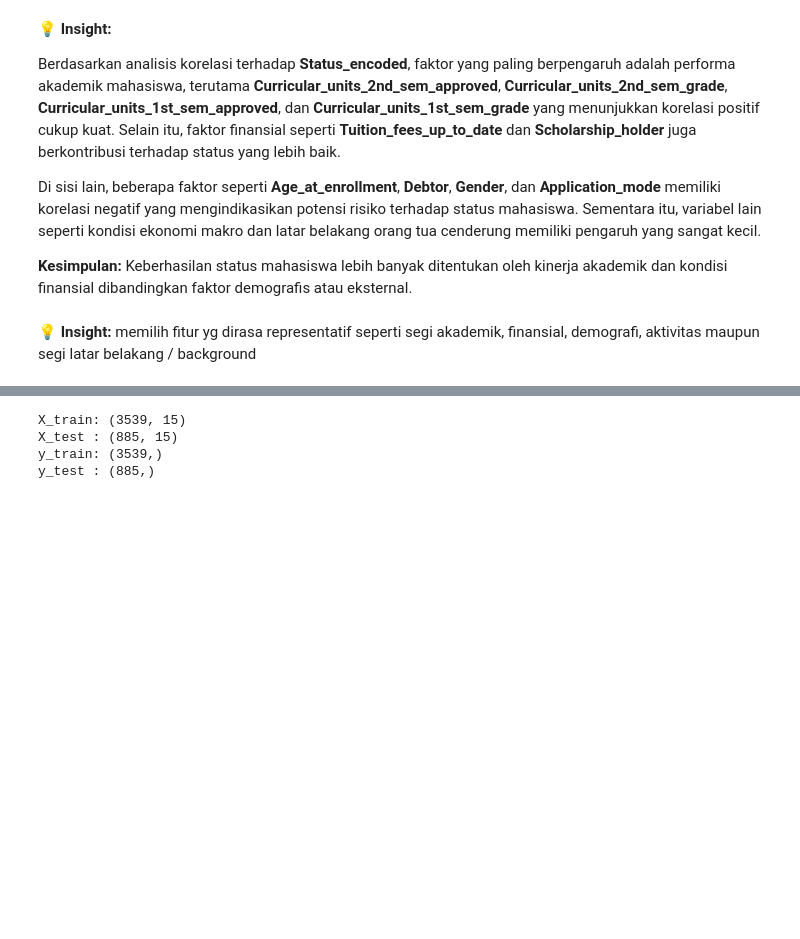
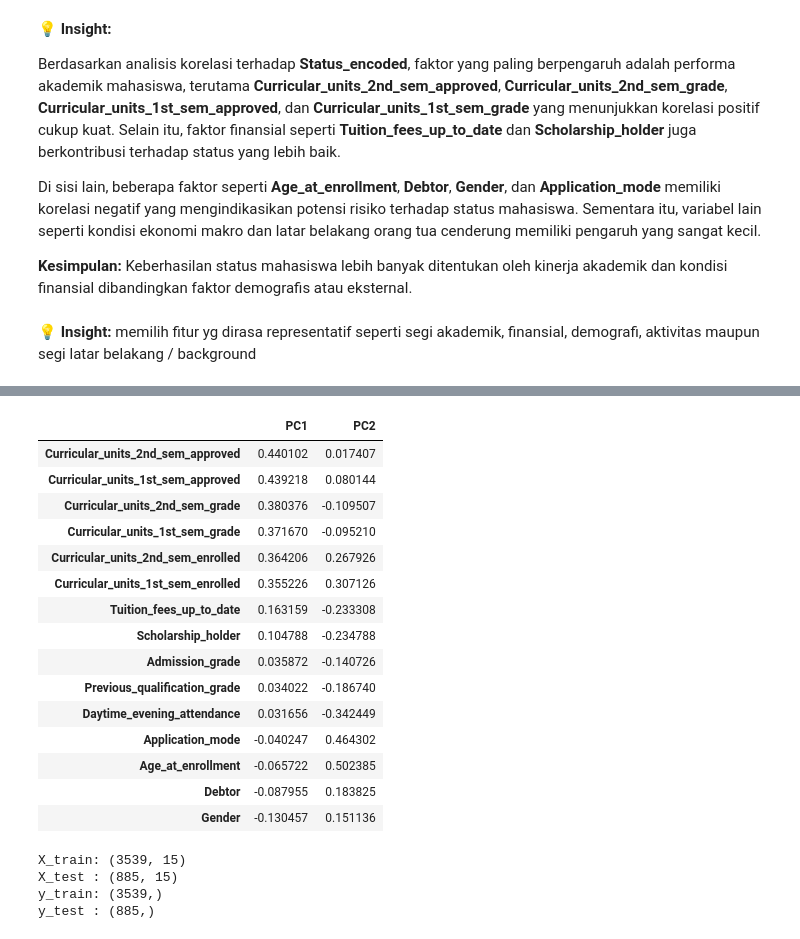
Before and after one commit to BarzDev/streamlit_for_PDS2, a Jupyter notebook: notebook.ipynb, the cells around one changed output, grey strips where cells are left out. Cells and saved outputs as stored; diff of their text form; code cells hidden in the pictures; blank space fills up the shorter version.

```diff
--- a/notebook.ipynb
+++ b/notebook.ipynb
@@ -493,2 +513,29 @@ features = [
+# %%
+import pandas as pd
+
+loading = pd.DataFrame(
+    pca.components_.T,
+    columns=['PC1','PC2'],
+    index=features
+)
+
+loading.sort_values(by='PC1', ascending=False)
+# %% [output]
+|  | PC1 | PC2 |
+| Curricular_units_2nd_sem_approved | 0.440102 | 0.017407 |
+| Curricular_units_1st_sem_approved | 0.439218 | 0.080144 |
+| Curricular_units_2nd_sem_grade | 0.380376 | -0.109507 |
+| Curricular_units_1st_sem_grade | 0.371670 | -0.095210 |
+| Curricular_units_2nd_sem_enrolled | 0.364206 | 0.267926 |
+| Curricular_units_1st_sem_enrolled | 0.355226 | 0.307126 |
+| Tuition_fees_up_to_date | 0.163159 | -0.233308 |
+| Scholarship_holder | 0.104788 | -0.234788 |
+| Admission_grade | 0.035872 | -0.140726 |
+| Previous_qualification_grade | 0.034022 | -0.186740 |
+| Daytime_evening_attendance | 0.031656 | -0.342449 |
+| Application_mode | -0.040247 | 0.464302 |
+| Age_at_enrollment | -0.065722 | 0.502385 |
+| Debtor | -0.087955 | 0.183825 |
+| Gender | -0.130457 | 0.151136 |
 # %%
 from sklearn.model_selection import train_test_split
```
Also changed, not shown: parts of 4 cells of this notebook, 3 other files.
